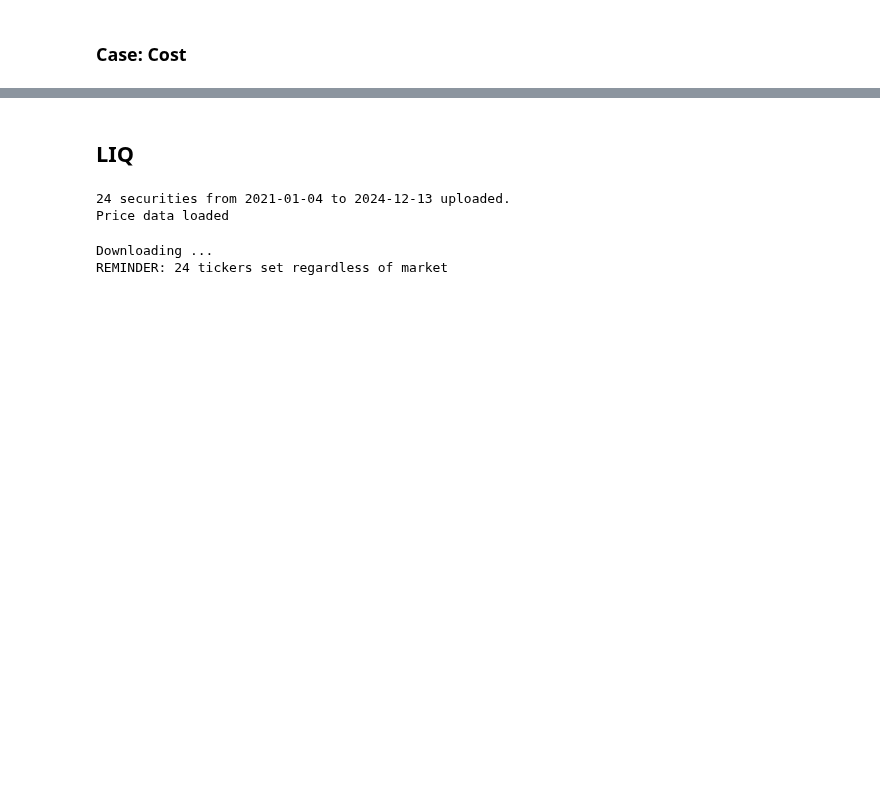
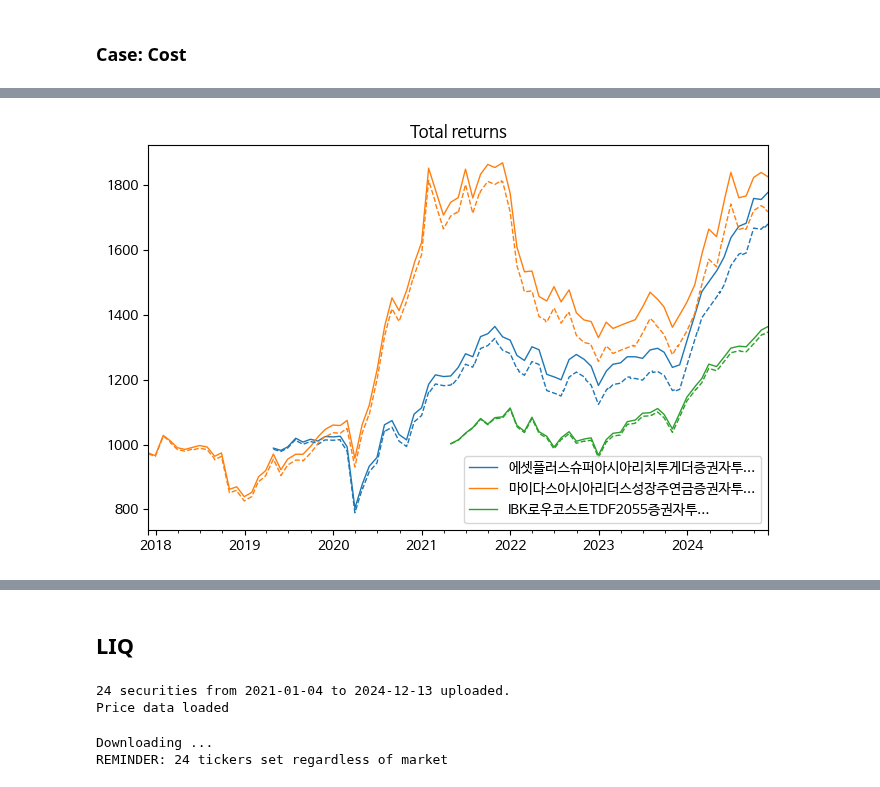
Before and after one commit to lbk209/portfolio, a Jupyter notebook: Allocate_Portfolio.ipynb, the cells around one changed output, grey strips where cells are left out. Cells and saved outputs as stored; diff of their text form; code cells hidden in the pictures; blank space fills up the shorter version.

```diff
--- a/Allocate_Portfolio.ipynb
+++ b/Allocate_Portfolio.ipynb
@@ -235 +249,5 @@ WARNING: Fee of 1 tickers set to 0 as missing fee data
+# %%
+_ = fund.plot(tickers=tickers, fee=fee)
+# %% [output]
+[figure, added]
 # %%
```
Also changed, not shown: parts of 21 cells of this notebook, 1 other file.
